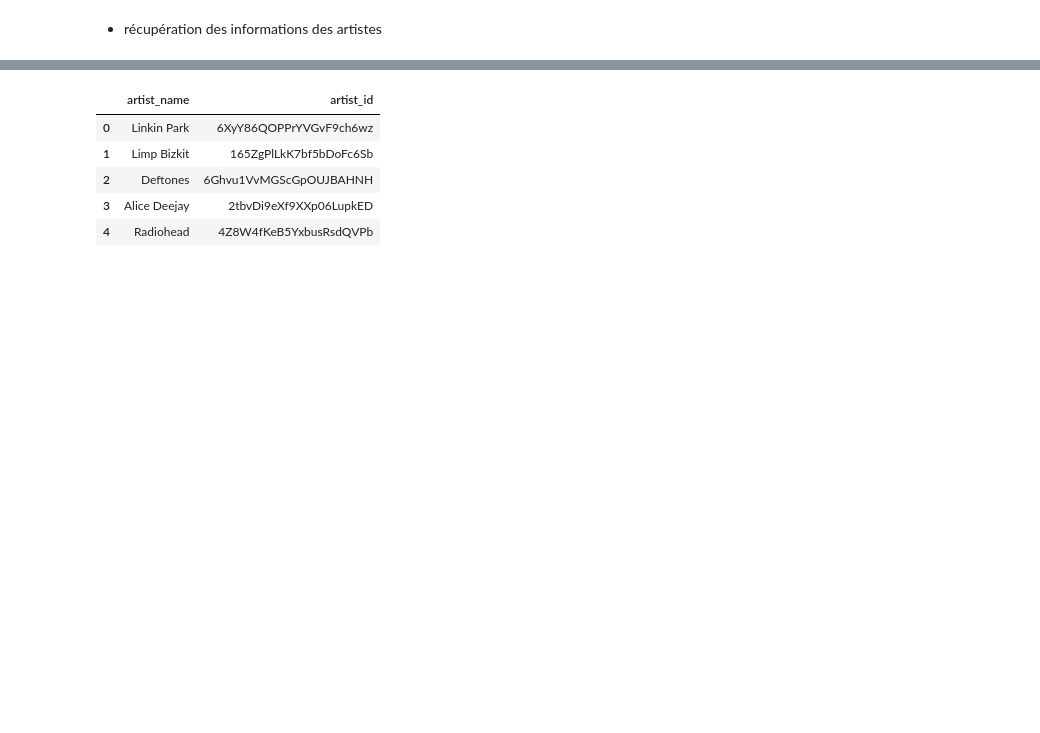
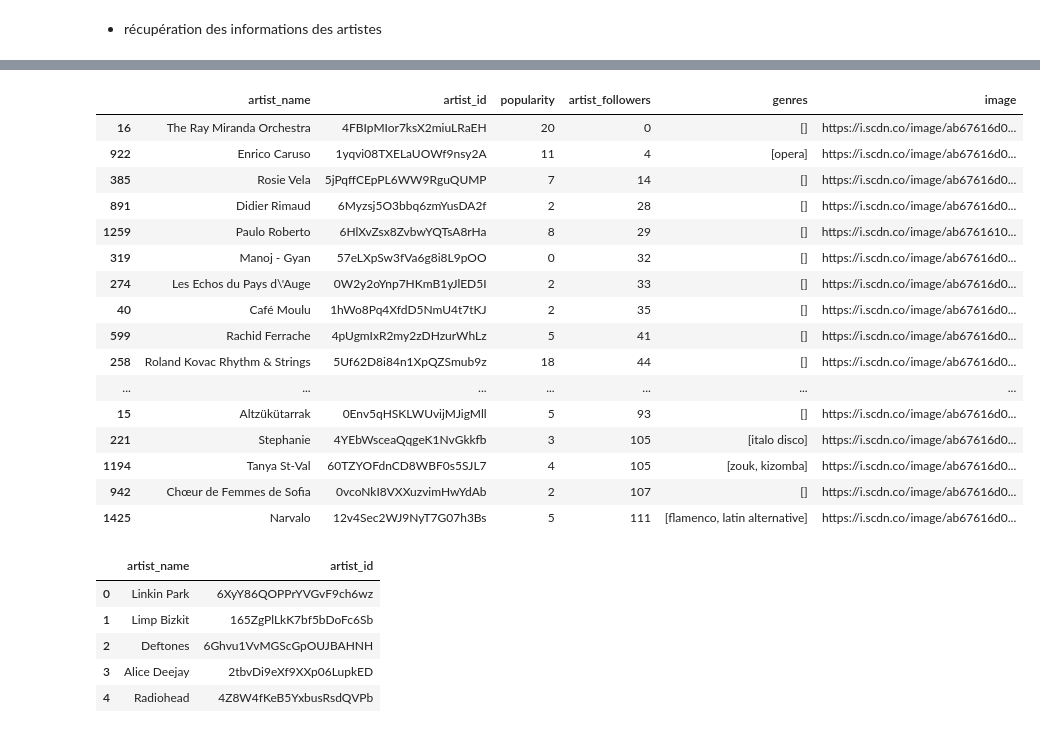
Before and after one commit to Yann-ML/PROJET_3_WCS, a Jupyter notebook: API_SPOTIFY/spotify_api.ipynb, the cells around one changed output, grey strips where cells are left out. Drawn from its saved outputs; the diff is of its cells as text; code cells hidden in the pictures; blank space fills up the shorter version.

```diff
--- a/API_SPOTIFY/spotify_api.ipynb
+++ b/API_SPOTIFY/spotify_api.ipynb
@@ -194,4 +202,4 @@ df_list_album.to_csv('list_artist_album.csv', index=False)
 - récupération des informations des artistes
 # %%
 # on ouvre le fichier de artistes
-data = pd.read_csv('liste_artistes.csv')
+data = pd.read_csv('df_list_artist_p2.csv')
@@ -224,7 +248,7 @@ def search_infos_artist(df):
             artist_image.append(artist_results['images'][0]['url'])
         except:
             artist_image.append("")
-        time.sleep(1)
+        time.sleep(5)
         print(artist_results['name'], " ajouté")
 
     # une fois les lignes récépérées on créé un DataFrame que l'on retourne en réponse à l'appel de cette fonction
@@ -240,5 +264,5 @@ def search_infos_artist(df):
     return df_artist
 # %%
 # test sur 1000 lignes de notre data. Le but sera de le faire une une seule fois pour les 11000 artiste. Soit 3h.
-df = search_infos_artist(data.head(1000))
+df = search_infos_artist(data.head(1754))
 # %% [output]
@@ -299,3 +288,23 @@ df
+# %%
+df.sort_values(by='artist_followers', ascending=True).head(25)
+# %% [output]
+|  | artist_name | artist_id | popularity | artist_followers | genres | image |
+| 16 | The Ray Miranda Orchestra | 4FBIpMIor7ksX2miuLRaEH | 20 | 0 | [] | https://i.scdn.co/image/ab67616d0... |
+| 922 | Enrico Caruso | 1yqvi08TXELaUOWf9nsy2A | 11 | 4 | [opera] | https://i.scdn.co/image/ab67616d0... |
+| 385 | Rosie Vela | 5jPqffCEpPL6WW9RguQUMP | 7 | 14 | [] | https://i.scdn.co/image/ab67616d0... |
+| 891 | Didier Rimaud | 6Myzsj5O3bbq6zmYusDA2f | 2 | 28 | [] | https://i.scdn.co/image/ab67616d0... |
+| 1259 | Paulo Roberto | 6HlXvZsx8ZvbwYQTsA8rHa | 8 | 29 | [] | https://i.scdn.co/image/ab6761610... |
+| 319 | Manoj - Gyan | 57eLXpSw3fVa6g8i8L9pOO | 0 | 32 | [] | https://i.scdn.co/image/ab67616d0... |
+| 274 | Les Echos du Pays d\'Auge | 0W2y2oYnp7HKmB1yJlED5I | 2 | 33 | [] | https://i.scdn.co/image/ab67616d0... |
+| 40 | Café Moulu | 1hWo8Pq4XfdD5NmU4t7tKJ | 2 | 35 | [] | https://i.scdn.co/image/ab67616d0... |
+| 599 | Rachid Ferrache | 4pUgmIxR2my2zDHzurWhLz | 5 | 41 | [] | https://i.scdn.co/image/ab67616d0... |
+| 258 | Roland Kovac Rhythm & Strings | 5Uf62D8i84n1XpQZSmub9z | 18 | 44 | [] | https://i.scdn.co/image/ab67616d0... |
+| ... | ... | ... | ... | ... | ... | ... |
+| 15 | Altzükütarrak | 0Env5qHSKLWUvijMJigMll | 5 | 93 | [] | https://i.scdn.co/image/ab67616d0... |
+| 221 | Stephanie | 4YEbWsceaQqgeK1NvGkkfb | 3 | 105 | [italo disco] | https://i.scdn.co/image/ab67616d0... |
+| 1194 | Tanya St-Val | 60TZYOFdnCD8WBF0s5SJL7 | 4 | 105 | [zouk, kizomba] | https://i.scdn.co/image/ab67616d0... |
+| 942 | Chœur de Femmes de Sofia | 0vcoNkI8VXXuzvimHwYdAb | 2 | 107 | [] | https://i.scdn.co/image/ab67616d0... |
+| 1425 | Narvalo | 12v4Sec2WJ9NyT7G07h3Bs | 5 | 111 | [flamenco, latin alternative] | https://i.scdn.co/image/ab67616d0... |
 # %%
 data.head()
 # %% [output]
```
Also changed, not shown: parts of 24 cells of this notebook, 3 other files.
